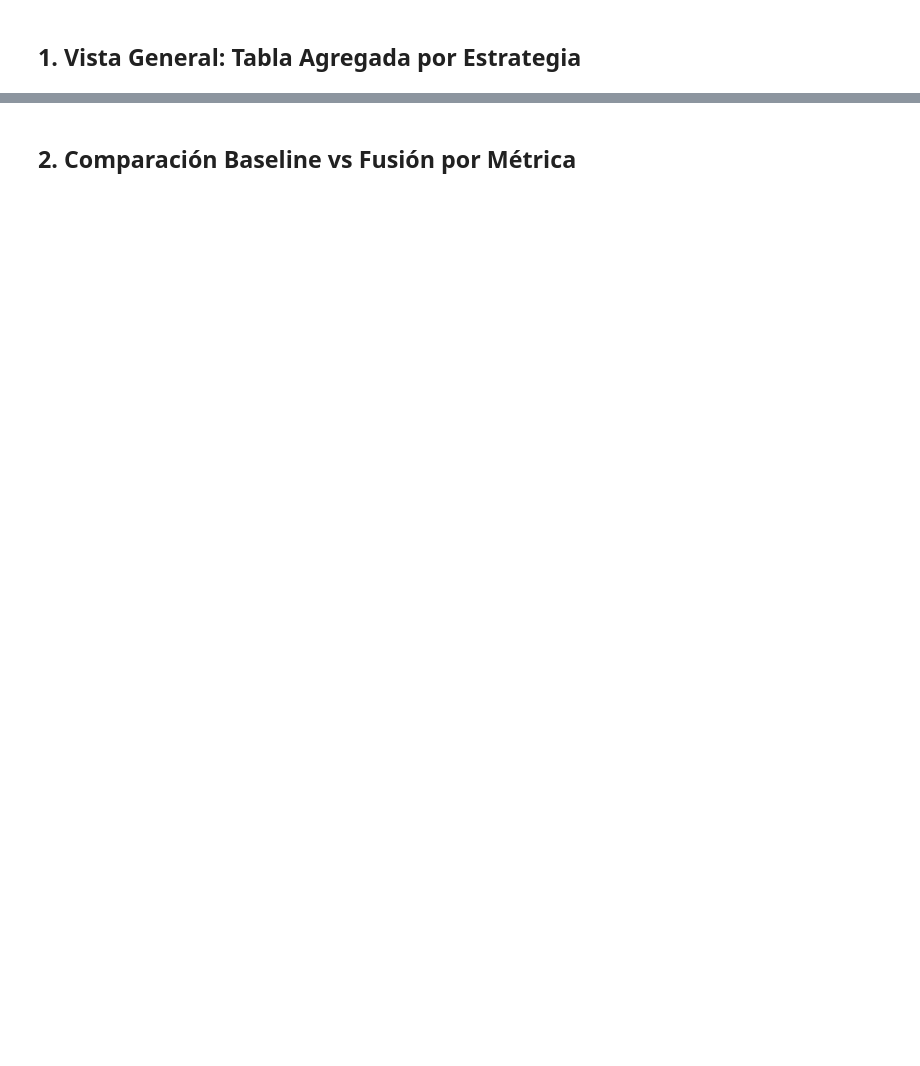
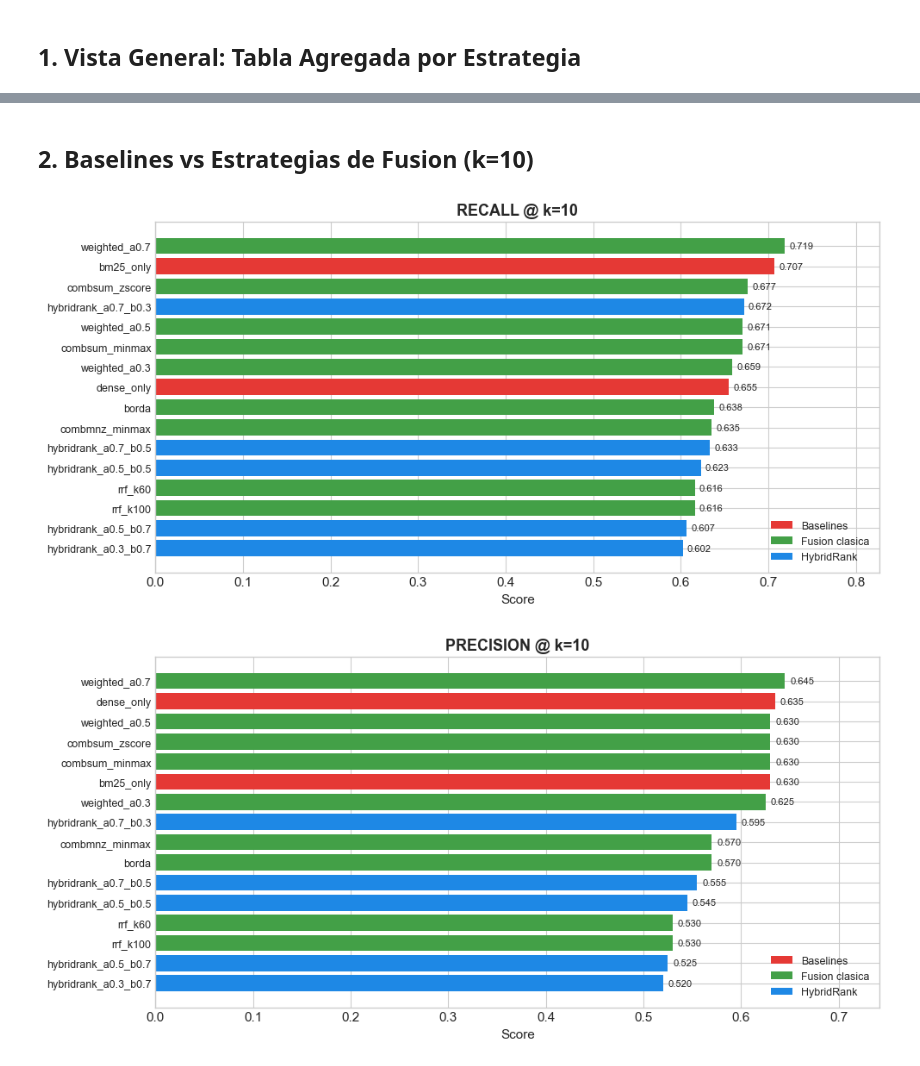
Before and after one commit to Javi111003/HybridRank-RAG, a Jupyter notebook: notebooks/fusion_evaluation_analysis.ipynb, the cells around one changed output, grey strips where cells are left out. Saved outputs shown, nothing was run; the diff lists cells and outputs as text; code cells hidden in the pictures; blank space fills up the shorter version.

Commit message:
improve fusion evaluation

```diff
--- a/notebooks/fusion_evaluation_analysis.ipynb
+++ b/notebooks/fusion_evaluation_analysis.ipynb
@@ -17,7 +17,15 @@ plt.rcParams['font.size'] = 11
 
 RESULTS_DIR = Path('../experiments/results')
 df = pd.read_csv(RESULTS_DIR / 'fusion_metrics.csv')
+
+METRIC_COLS = ['recall', 'precision', 'f1', 'mrr', 'map', 'ndcg']
+BASELINES = ['bm25_only', 'dense_only']
+FUSION_STRATEGIES = [s for s in df['strategy'].unique() if s not in BASELINES and 'hybridrank' not in s]
+HR_STRATEGIES = [s for s in df['strategy'].unique() if 'hybridrank' in s]
+
 print(f'Total filas: {len(df)}')
-print(f'Estrategias: {df["strategy"].nunique()}')
+print(f'Estrategias: {df["strategy"].nunique()} ({len(BASELINES)} baselines, {len(FUSION_STRATEGIES)} fusion, {len(HR_STRATEGIES)} hybridrank)')
 print(f'Queries: {df["query_id"].nunique()}')
+print(f'Valores de k: {sorted(df["top_k"].unique())}')
+print(f'NaN totales: {df[METRIC_COLS].isnull().sum().sum()}')
 df.head()
@@ -38,2 +69,0 @@ summary.style.background_gradient(cmap='RdYlGn', axis=0)
-# %% [markdown]
-## 2. Comparación Baseline vs Fusión por Métrica
@@ -66,0 +70,44 @@ plt.show()
+# %% [markdown]
+## 2. Baselines vs Estrategias de Fusion (k=10)
+# %%
+# Comparacion individual por metrica - graficos separados y claros
+df_k10 = df[df['top_k'] == 10].copy()
+summary_k10 = df_k10.groupby('strategy')[METRIC_COLS].mean()
+
+for metric in METRIC_COLS:
+    fig, ax = plt.subplots(figsize=(10, 5))
+    data = summary_k10[metric].sort_values(ascending=True)
+
+    colors = []
+    for name in data.index:
+        if name in BASELINES:
+            colors.append('#E53935')
+        elif 'hybridrank' in name:
+            colors.append('#1E88E5')
+        else:
+            colors.append('#43A047')
+
+    bars = ax.barh(range(len(data)), data.values, color=colors)
+    ax.set_yticks(range(len(data)))
+    ax.set_yticklabels(data.index, fontsize=9)
+    ax.set_xlabel('Score')
+    ax.set_title(f'{metric.upper()} @ k=10', fontsize=13, fontweight='bold')
+    ax.set_xlim(0, min(1.0, data.max() * 1.15))
+
+    for bar, val in zip(bars, data.values):
+        ax.text(bar.get_width() + 0.005, bar.get_y() + bar.get_height()/2,
+                f'{val:.3f}', va='center', fontsize=8)
+
+    from matplotlib.patches import Patch
+    legend_elements = [
+        Patch(facecolor='#E53935', label='Baselines'),
+        Patch(facecolor='#43A047', label='Fusion clasica'),
+        Patch(facecolor='#1E88E5', label='HybridRank'),
+    ]
+    ax.legend(handles=legend_elements, loc='lower right', fontsize=9)
+    plt.tight_layout()
+    plt.savefig(RESULTS_DIR / f'{metric}_k10.png', dpi=150, bbox_inches='tight')
+    plt.show()
+# %% [output]
+[figure, added]
+[figure, added]
```
Also changed, not shown: parts of 15 cells of this notebook, 1 other file.
